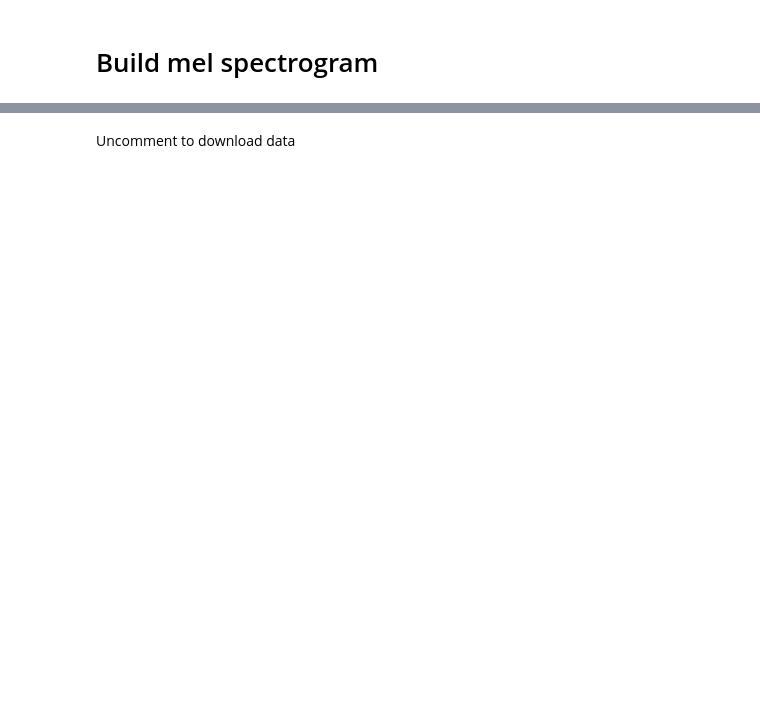
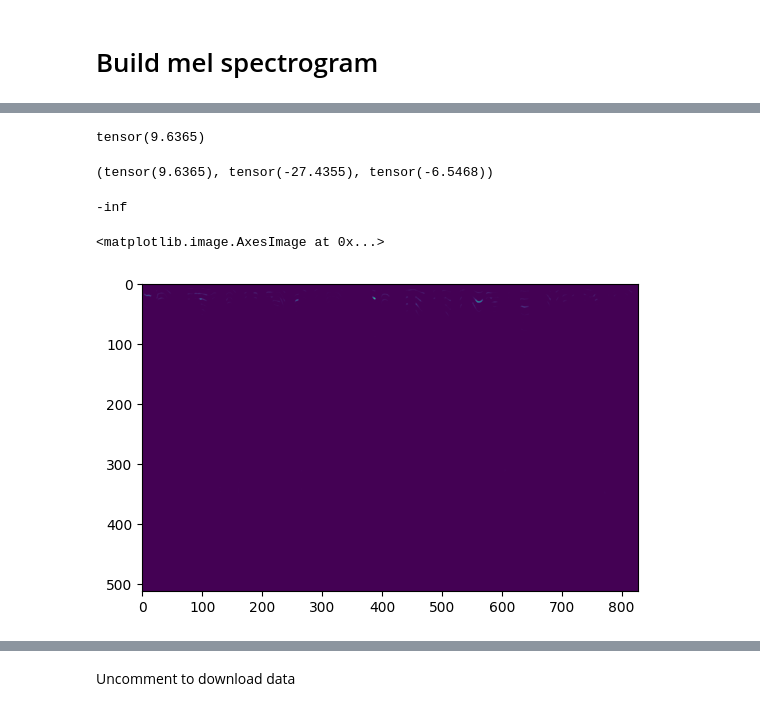
Before and after one commit to dmylzenova/speech_processing, a Jupyter notebook: week01/Seminar1.ipynb, the cells around one changed output, grey strips where cells are left out. Saved outputs shown, nothing was run; the diff lists cells and outputs as text; code cells hidden in the pictures; blank space fills up the shorter version.

```diff
--- a/week01/Seminar1.ipynb
+++ b/week01/Seminar1.ipynb
@@ -161,5 +203,22 @@ spectrogram.shape
+# %%
+spectrogram.max().log()
+# %% [output]
+tensor(9.6365)
 # %%
-spectrogram.max(), spectrogram.min(), spectrogram.mean()
+spectrogram.log().max(), spectrogram.log().min(), spectrogram.log().mean()
+# %% [output]
+(tensor(9.6365), tensor(-27.4355), tensor(-6.5468))
+# %%
+import numpy as np
+
+np.log(0.0)
+# %% [output]
+-inf
+# %%
+plt.imshow(spectrogram[0])
+# %% [output]
+<matplotlib.image.AxesImage at 0x...>
+[figure, added]
 # %%
 plt.figure(figsize=(20, 5))
 plt.imshow(spectrogram.squeeze().data.numpy()[::-1,])
```
Also changed, not shown: parts of 33 cells of this notebook.
